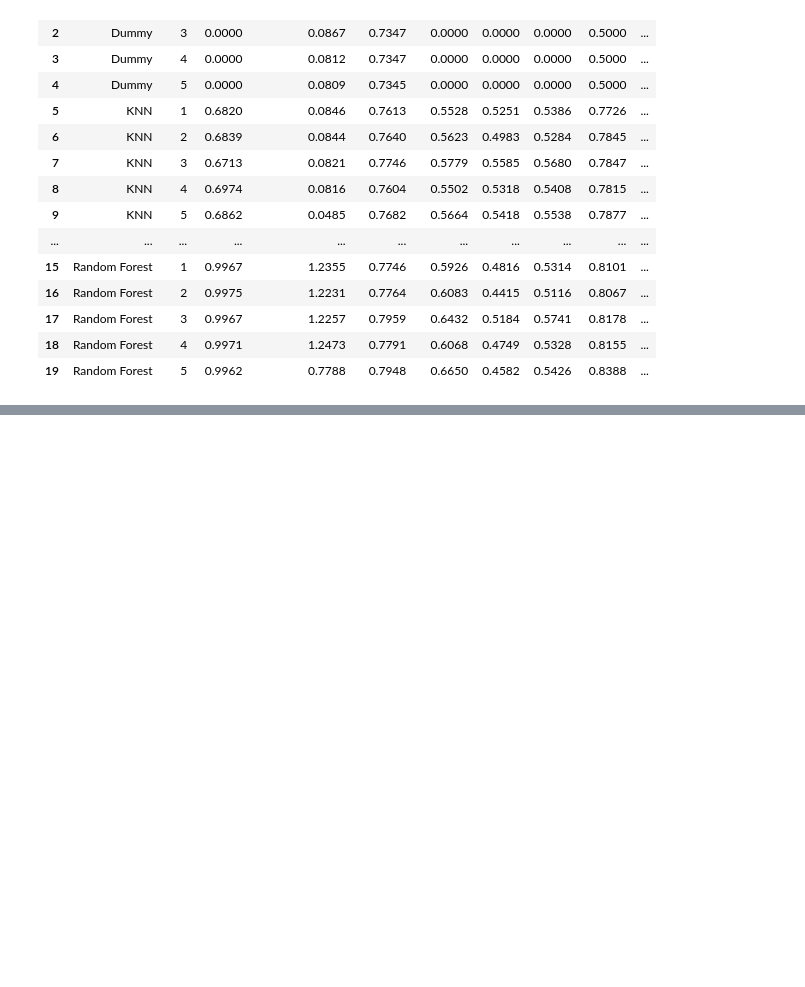
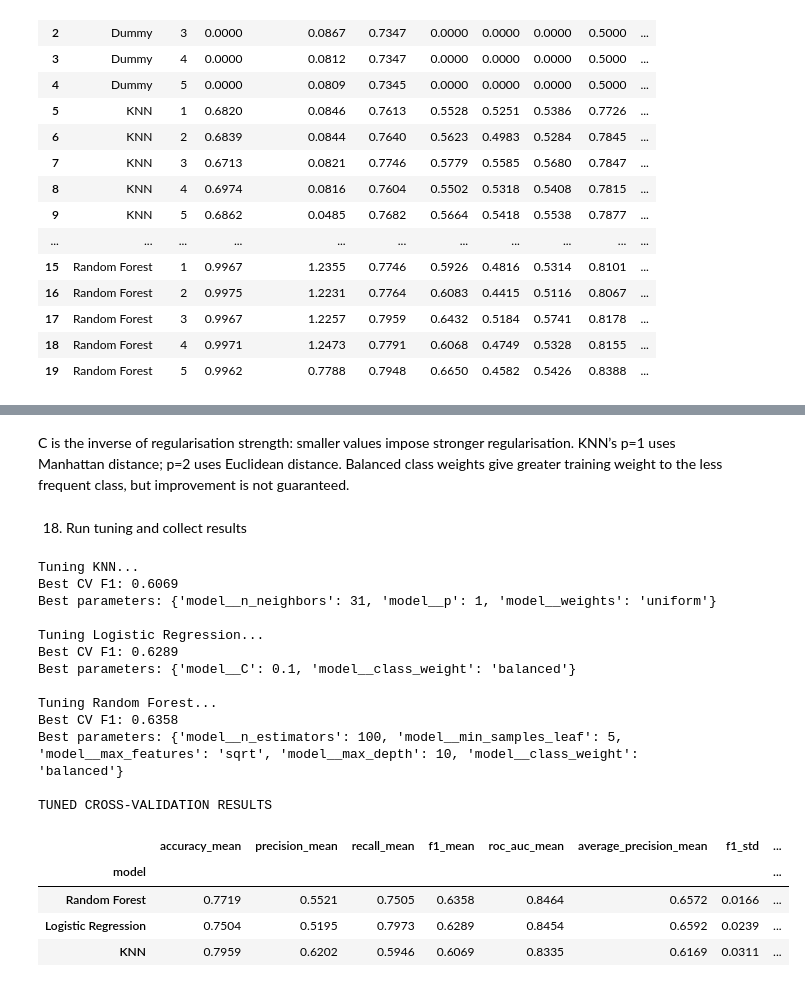
Before and after one commit to KCGSPerera/CM2604-Telco-Customer-Churn, a Jupyter notebook: CM2604_Telco_Customer_Churn.ipynb, the cells around one changed output, grey strips where cells are left out. Saved outputs shown, nothing was run; the diff lists cells and outputs as text; code cells hidden in the pictures; blank space fills up the shorter version.

Commit message:
Tune classifiers using stratified cross-validation and churn F1

```diff
--- a/CM2604_Telco_Customer_Churn.ipynb
+++ b/CM2604_Telco_Customer_Churn.ipynb
@@ -758,0 +863,75 @@ INDIVIDUAL FOLD RESULTS
+# %% [markdown]
+C is the inverse of regularisation strength: smaller values impose stronger regularisation. KNN’s p=1 uses Manhattan distance; p=2 uses Euclidean distance. Balanced class weights give greater training weight to the less frequent class, but improvement is not guaranteed.
+# %% [markdown]
+18. Run tuning and collect results
+# %%
+tuning_rows = []
+tuned_models = {}
+tuning_results = {}
+
+for name, search in searches.items():
+    print(f"Tuning {name}...", flush=True)
+
+    search.fit(X_train, y_train)
+
+    tuned_models[name] = search.best_estimator_
+    tuning_results[name] = pd.DataFrame(search.cv_results_)
+
+    best_index = search.best_index_
+    results = search.cv_results_
+
+    row = {
+        "model": name,
+        "best_parameters": search.best_params_
+    }
+
+    for metric in scoring:
+        row[f"{metric}_mean"] = results[
+            f"mean_test_{metric}"
+        ][best_index]
+
+    # Use sample standard deviation, matching Experiment 1.
+    selected_fold_f1 = [
+        results[f"split{fold}_test_f1"][best_index]
+        for fold in range(len(cv_splits))
+    ]
+
+    row["f1_std"] = np.std(selected_fold_f1, ddof=1)
+    row["train_f1_mean"] = results[
+        "mean_train_f1"
+    ][best_index]
+
+    tuning_rows.append(row)
+
+    print(f"Best CV F1: {search.best_score_:.4f}")
+    print("Best parameters:", search.best_params_, "\n")
+
+tuned_summary = (
+    pd.DataFrame(tuning_rows)
+    .set_index("model")
+    .sort_values("f1_mean", ascending=False)
+)
+
+print("TUNED CROSS-VALIDATION RESULTS")
+display(
+    tuned_summary.drop(columns="best_parameters").round(4)
+)
+# %% [output]
+Tuning KNN...
+Best CV F1: 0.6069
+Best parameters: {'model__n_neighbors': 31, 'model__p': 1, 'model__weights': 'uniform'}
+
+Tuning Logistic Regression...
+Best CV F1: 0.6289
+Best parameters: {'model__C': 0.1, 'model__class_weight': 'balanced'}
+
+Tuning Random Forest...
+Best CV F1: 0.6358
+Best parameters: {'model__n_estimators': 100, 'model__min_samples_leaf': 5, 'model__max_features': 'sqrt', 'model__max_depth': 10, 'model__class_weight': 'balanced'}
+
+TUNED CROSS-VALIDATION RESULTS
+|  | accuracy_mean | precision_mean | recall_mean | f1_mean | roc_auc_mean | average_precision_mean | f1_std | ... |
+| model |  |  |  |  |  |  |  | ... |
+| Random Forest | 0.7719 | 0.5521 | 0.7505 | 0.6358 | 0.8464 | 0.6572 | 0.0166 | ... |
+| Logistic Regression | 0.7504 | 0.5195 | 0.7973 | 0.6289 | 0.8454 | 0.6592 | 0.0239 | ... |
+| KNN | 0.7959 | 0.6202 | 0.5946 | 0.6069 | 0.8335 | 0.6169 | 0.0311 | ... |
```
Also changed, not shown: parts of 7 cells of this notebook.
